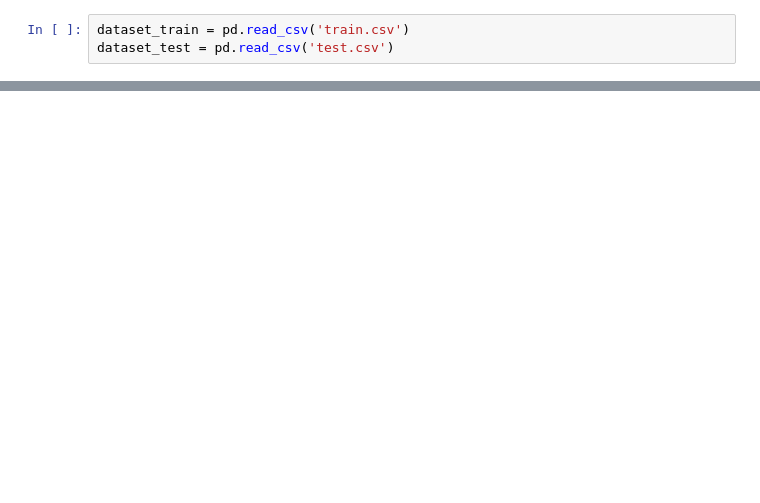
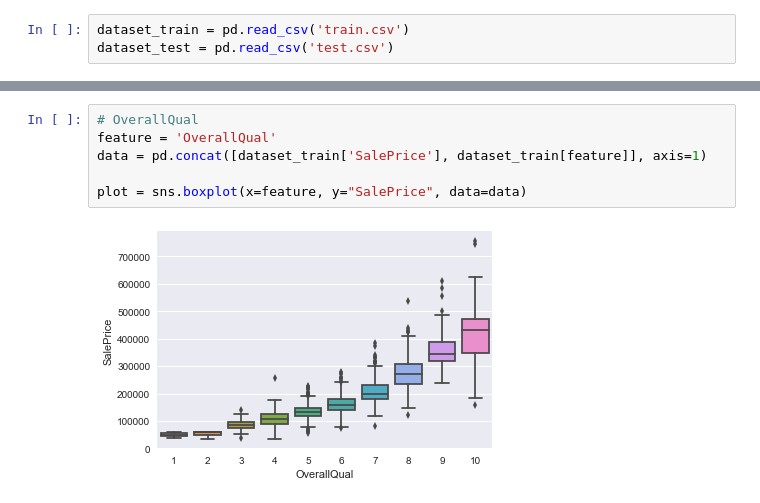
Before and after one commit to peterzzshi/House-Prices-Advanced-Regression-Techniques, a Jupyter notebook: all/House Prices - Advanced Regression Techniques.ipynb, the cells around one changed output, grey strips where cells are left out. Cells and saved outputs as stored; diff of their text form; blank space fills up the shorter version.

```diff
--- a/all/House Prices - Advanced Regression Techniques.ipynb
+++ b/all/House Prices - Advanced Regression Techniques.ipynb
@@ -75,0 +81,8 @@ Feature extraction:
+# %%
+# OverallQual
+feature = 'OverallQual'
+data = pd.concat([dataset_train['SalePrice'], dataset_train[feature]], axis=1)
+
+plot = sns.boxplot(x=feature, y="SalePrice", data=data)
+# %% [output]
+[figure, added]
```
Also changed, not shown: parts of 24 cells of this notebook.
